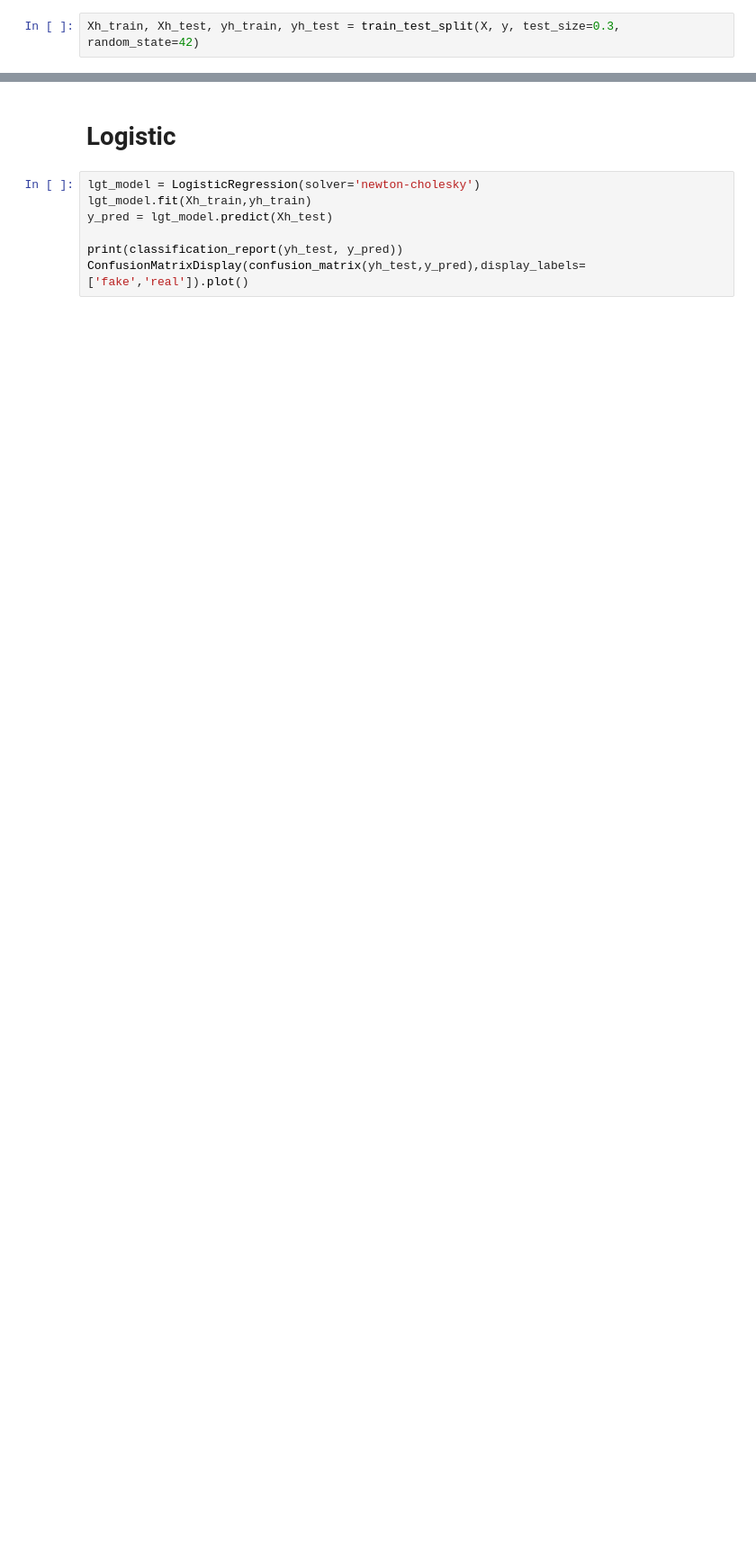
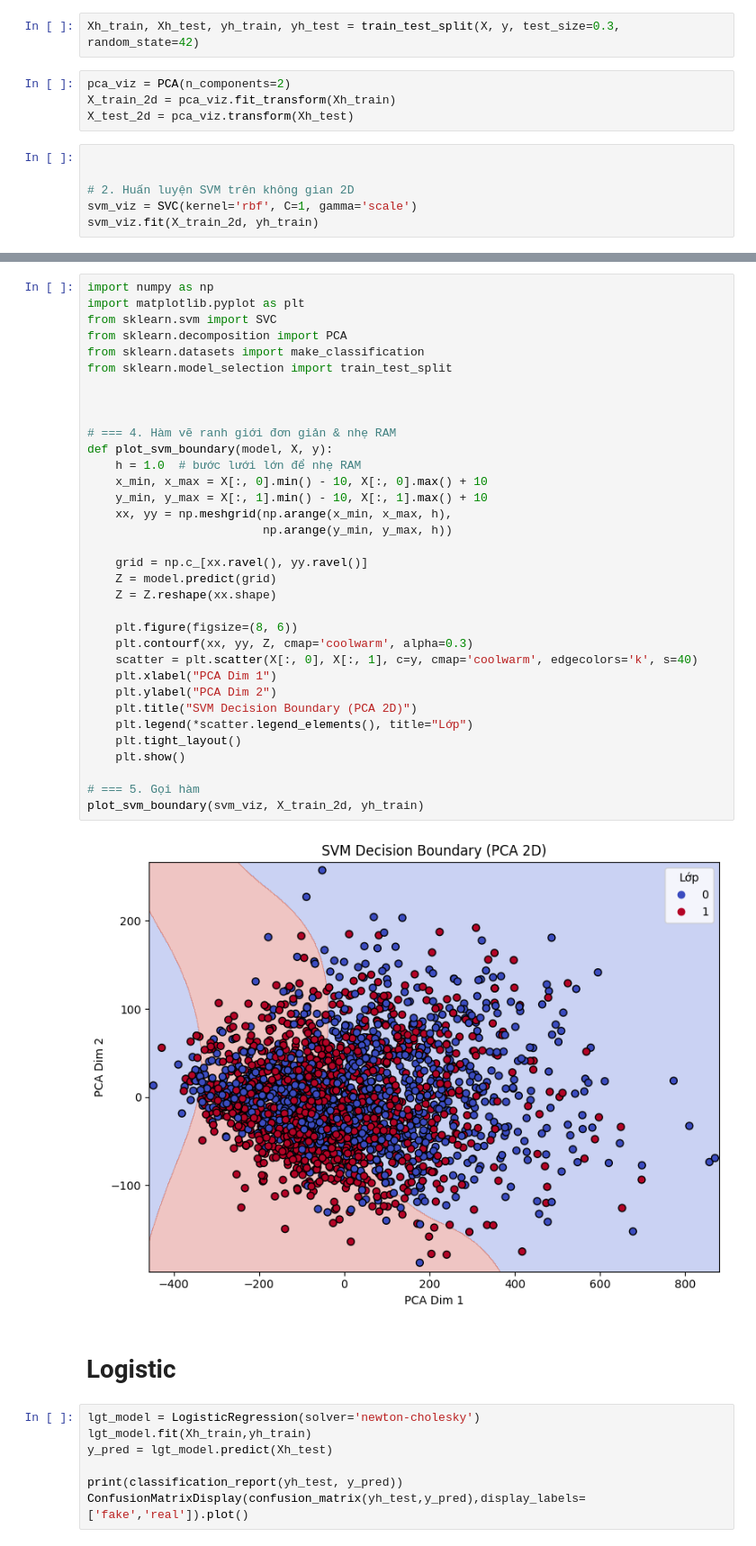
Before and after one commit to wsunicorn/Final_Project_MachineLearning, a Jupyter notebook: train.ipynb, the cells around one changed output, grey strips where cells are left out. Shown at 90% size. Drawn from its saved outputs; the diff is of its cells as text; blank space fills up the shorter version.

Commit message:
Kaggle Notebook | train | Version 2

```diff
--- a/train.ipynb
+++ b/train.ipynb
@@ -30,2 +33,12 @@ from sklearn.model_selection import train_test_split
 # %%
 Xh_train, Xh_test, yh_train, yh_test = train_test_split(X, y, test_size=0.3, random_state=42)
+# %%
+pca_viz = PCA(n_components=2)
+X_train_2d = pca_viz.fit_transform(Xh_train)
+X_test_2d = pca_viz.transform(Xh_test)
+# %%
+
+
+# 2. Huấn luyện SVM trên không gian 2D
+svm_viz = SVC(kernel='rbf', C=1, gamma='scale')
+svm_viz.fit(X_train_2d, yh_train)
@@ -32,3 +47,39 @@ Xh_train, Xh_test, yh_train, yh_test = train_test_split(X, y, test_size=0.3, ran
+# %%
+import numpy as np
+import matplotlib.pyplot as plt
+from sklearn.svm import SVC
+from sklearn.decomposition import PCA
+from sklearn.datasets import make_classification
+from sklearn.model_selection import train_test_split
+
+
+
+# === 4. Hàm vẽ ranh giới đơn giản & nhẹ RAM
+def plot_svm_boundary(model, X, y):
+    h = 1.0  # bước lưới lớn để nhẹ RAM
+    x_min, x_max = X[:, 0].min() - 10, X[:, 0].max() + 10
+    y_min, y_max = X[:, 1].min() - 10, X[:, 1].max() + 10
+    xx, yy = np.meshgrid(np.arange(x_min, x_max, h),
+                         np.arange(y_min, y_max, h))
+
+    grid = np.c_[xx.ravel(), yy.ravel()]
+    Z = model.predict(grid)
+    Z = Z.reshape(xx.shape)
+
+    plt.figure(figsize=(8, 6))
+    plt.contourf(xx, yy, Z, cmap='coolwarm', alpha=0.3)
+    scatter = plt.scatter(X[:, 0], X[:, 1], c=y, cmap='coolwarm', edgecolors='k', s=40)
+    plt.xlabel("PCA Dim 1")
+    plt.ylabel("PCA Dim 2")
+    plt.title("SVM Decision Boundary (PCA 2D)")
+    plt.legend(*scatter.legend_elements(), title="Lớp")
+    plt.tight_layout()
+    plt.show()
+
+# === 5. Gọi hàm
+plot_svm_boundary(svm_viz, X_train_2d, yh_train)
+# %% [output]
+[figure, added]
 # %% [markdown]
 # Logistic
 # %%
```
Also changed, not shown: parts of 29 cells of this notebook.
